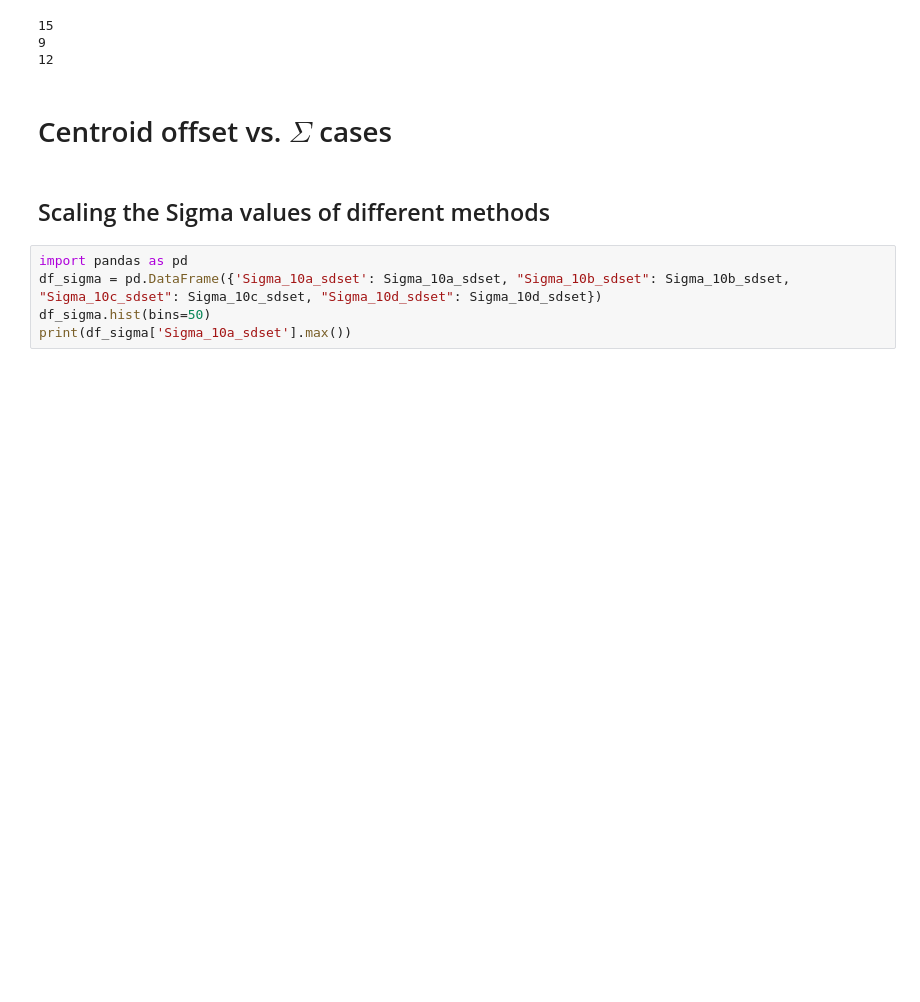
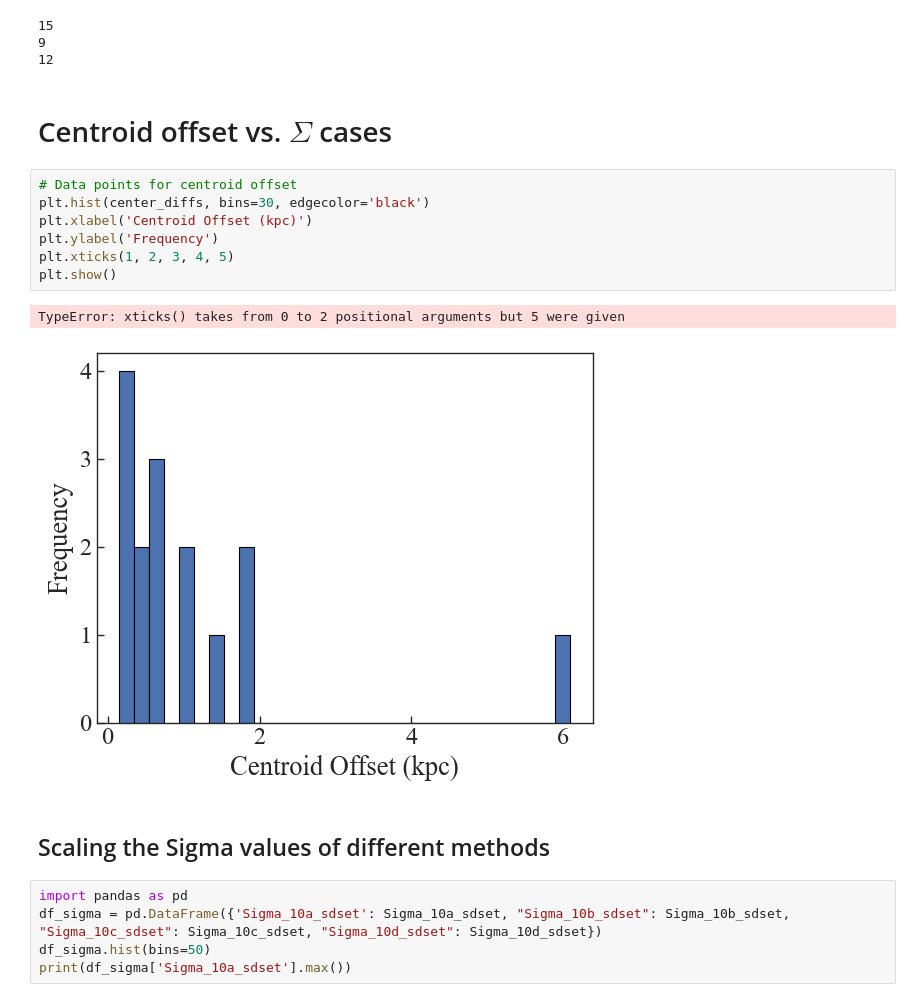
Before and after one commit to AstroBridge/BDLensing, a Jupyter notebook: analysis/correlation_centroidoff_angularoff.ipynb, the cells around one changed output. Saved outputs shown, nothing was run; the diff lists cells and outputs as text; blank space fills up the shorter version.

```diff
--- a/analysis/correlation_centroidoff_angularoff.ipynb
+++ b/analysis/correlation_centroidoff_angularoff.ipynb
@@ -1206,6 +1207,16 @@ print(len(Sigma_10a_dset_ex_gamma))
 12
 # %% [markdown]
 # Centroid offset vs.  $\Sigma$ cases
+# %%
+# Data points for centroid offset
+plt.hist(center_diffs, bins=30, edgecolor='black')
+plt.xlabel('Centroid Offset (kpc)')
+plt.ylabel('Frequency')
+plt.xticks(1, 2, 3, 4, 5)
+plt.show()
+# %% [output]
+TypeError: xticks() takes from 0 to 2 positional arguments but 5 were given
+[figure, added]
 # %% [markdown]
 ## Scaling the Sigma values of different methods
 # %%
```
Also changed, not shown: parts of 1 cell of this notebook, 15 other files.
